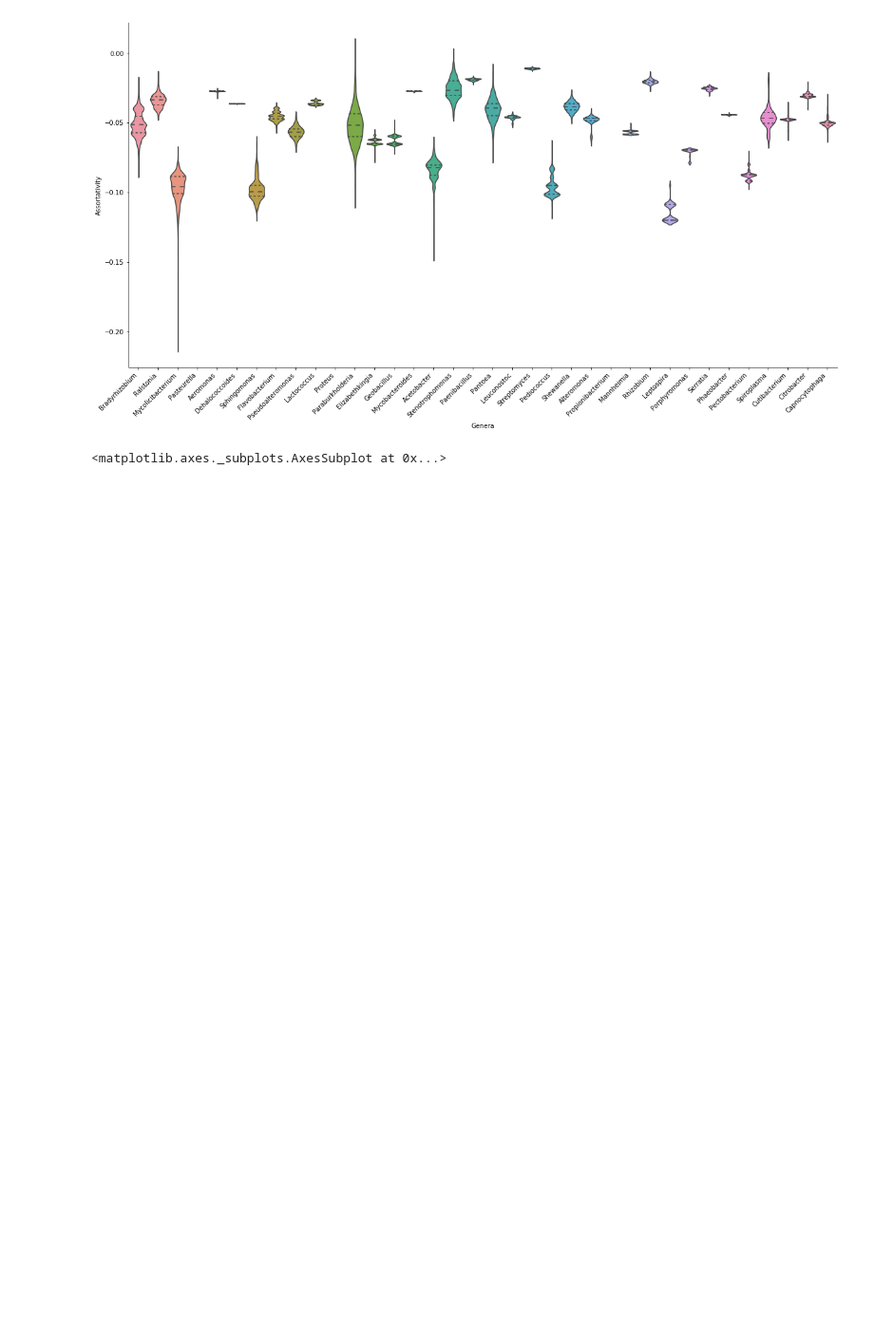
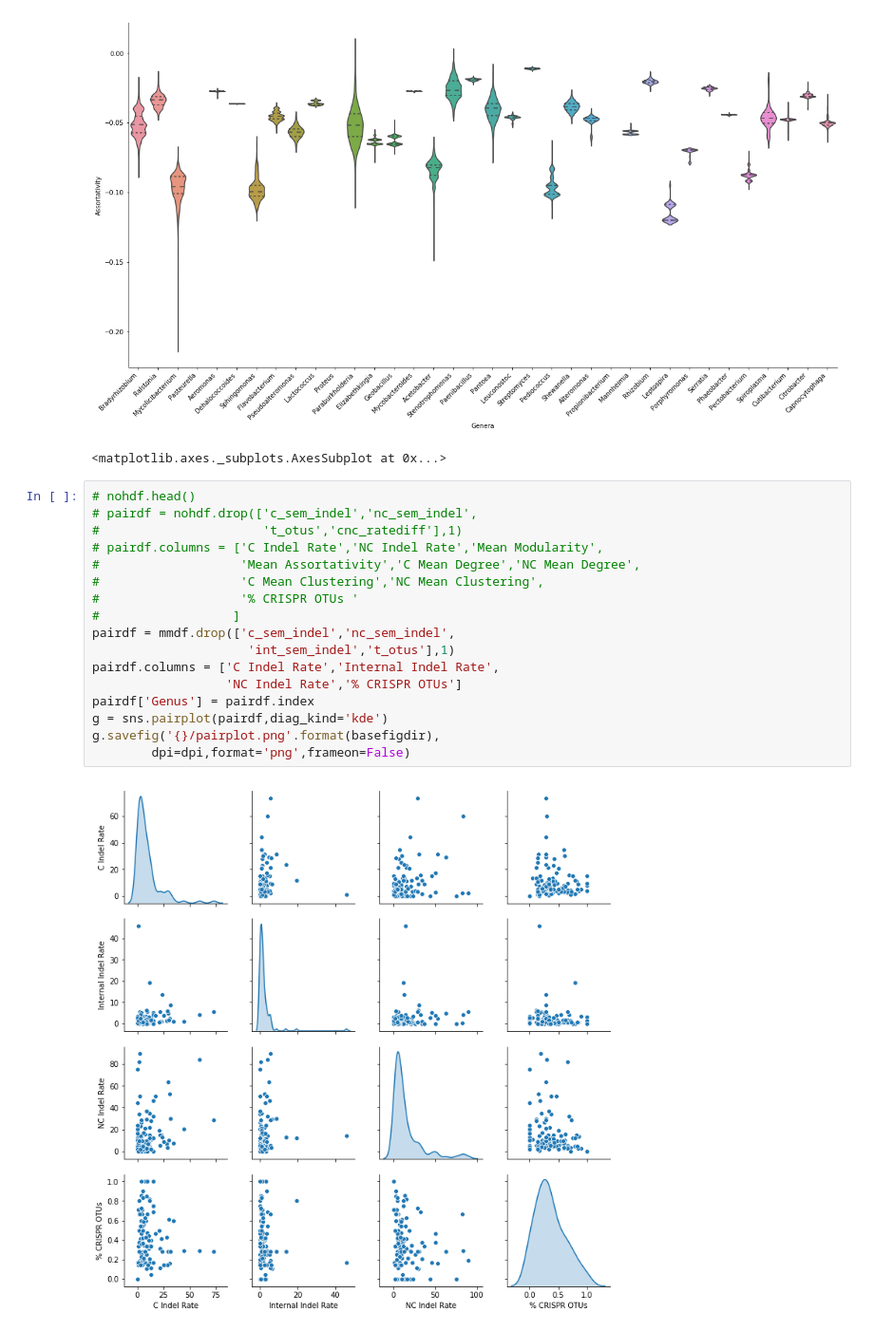
Before and after one commit to DJSiddharthVader/Undergrad_Thesis, a Jupyter notebook: notebooks/plotting.ipynb, the cells around one changed output. Shown at 95% size. Cells and saved outputs as stored; diff of their text form; blank space fills up the shorter version.

Commit message:
added some heatmaps, pairplots comparing different feature correlations/relationships

```diff
--- a/notebooks/plotting.ipynb
+++ b/notebooks/plotting.ipynb
@@ -96,4 +97,23 @@ plu.violinPlot(stats,col='assortativity',dpi=dpi,
 # %% [output]
 [figure]
 <matplotlib.axes._subplots.AxesSubplot at 0x...>
+# %%
+# nohdf.head()
+# pairdf = nohdf.drop(['c_sem_indel','nc_sem_indel',
+#                      't_otus','cnc_ratediff'],1)
+# pairdf.columns = ['C Indel Rate','NC Indel Rate','Mean Modularity',
+#                   'Mean Assortativity','C Mean Degree','NC Mean Degree',
+#                   'C Mean Clustering','NC Mean Clustering',
+#                   '% CRISPR OTUs '
+#                  ]
+pairdf = mmdf.drop(['c_sem_indel','nc_sem_indel',
+                     'int_sem_indel','t_otus'],1)
+pairdf.columns = ['C Indel Rate','Internal Indel Rate',
+                  'NC Indel Rate','% CRISPR OTUs']
+pairdf['Genus'] = pairdf.index
+g = sns.pairplot(pairdf,diag_kind='kde')
+g.savefig('{}/pairplot.png'.format(basefigdir),
+        dpi=dpi,format='png',frameon=False)
+# %% [output]
+[figure, added]
 # %%
```
Also changed, not shown: parts of 9 cells of this notebook, 2 other files.
